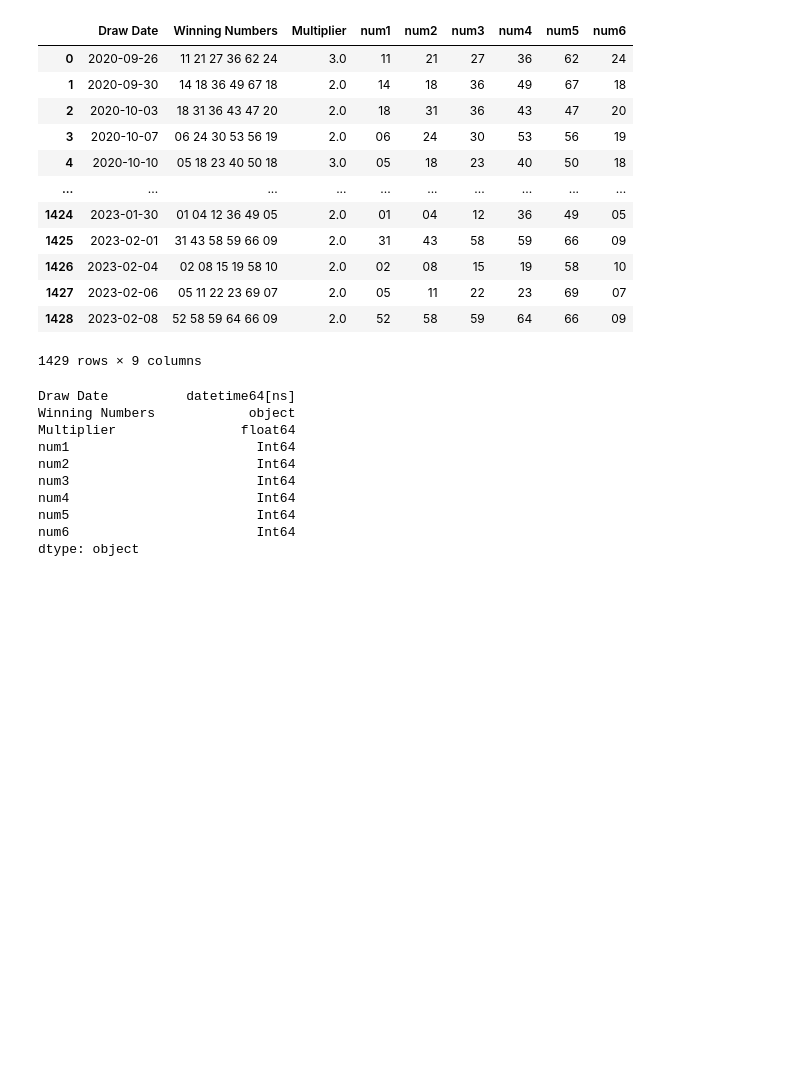
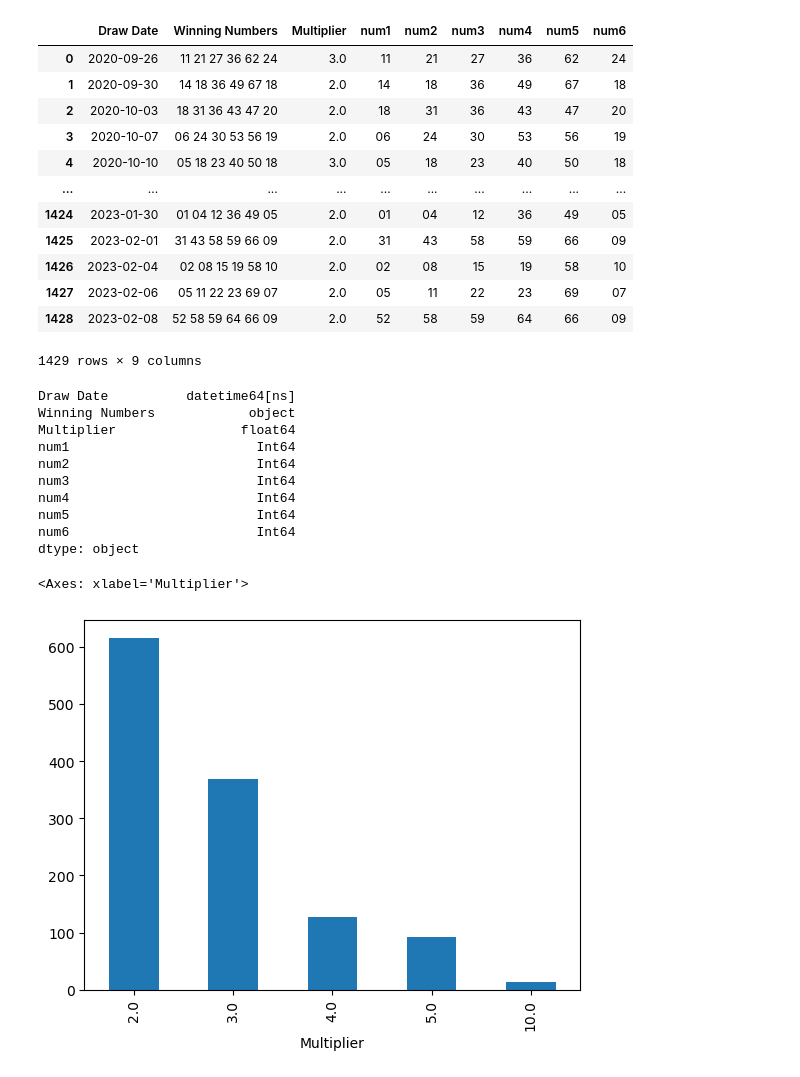
Before and after one commit to D-Walsh33/data-analysis, a Jupyter notebook: PowerBall Project/PowerBall.ipynb, the cells around one changed output. Cells and saved outputs as stored; diff of their text form; code cells hidden in the pictures; blank space fills up the shorter version.

Commit message:
Updating files
Continuing work on my powerball dataset.

```diff
--- a/PowerBall Project/PowerBall.ipynb
+++ b/PowerBall Project/PowerBall.ipynb
@@ -67 +65,9 @@ dtype: object
+# %%
+# Most common Multiplier
+mult = powerBall['Multiplier'].value_counts()
+# %%
+mult.plot(kind='bar')
+# %% [output]
+<Axes: xlabel='Multiplier'>
+[figure, added]
 # %%
```
Also changed, not shown: parts of 4 cells of this notebook.
